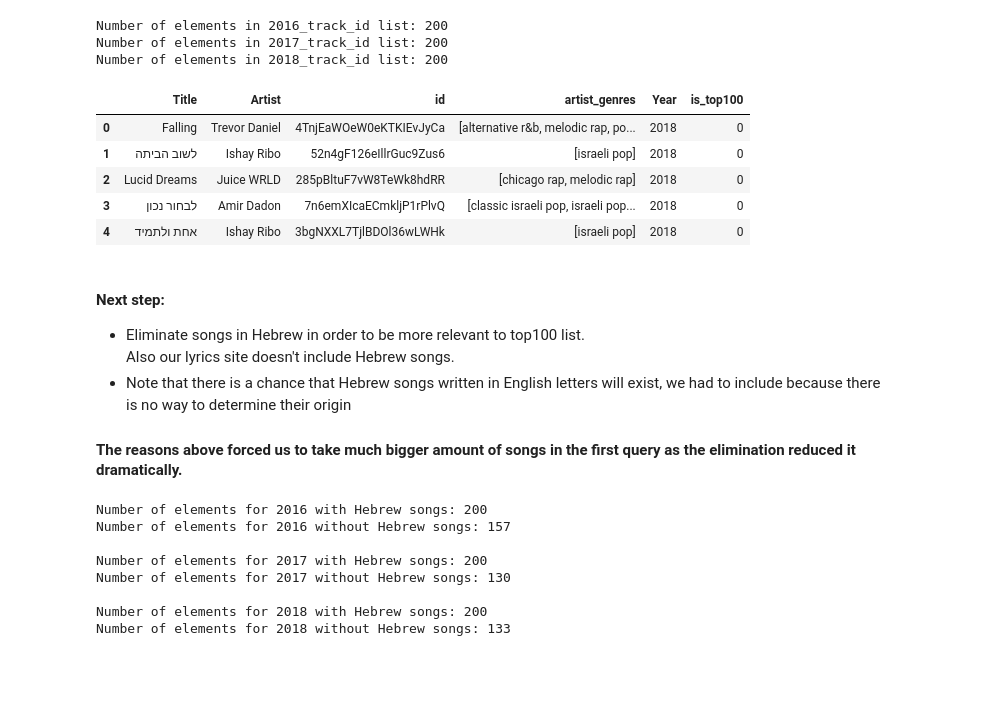
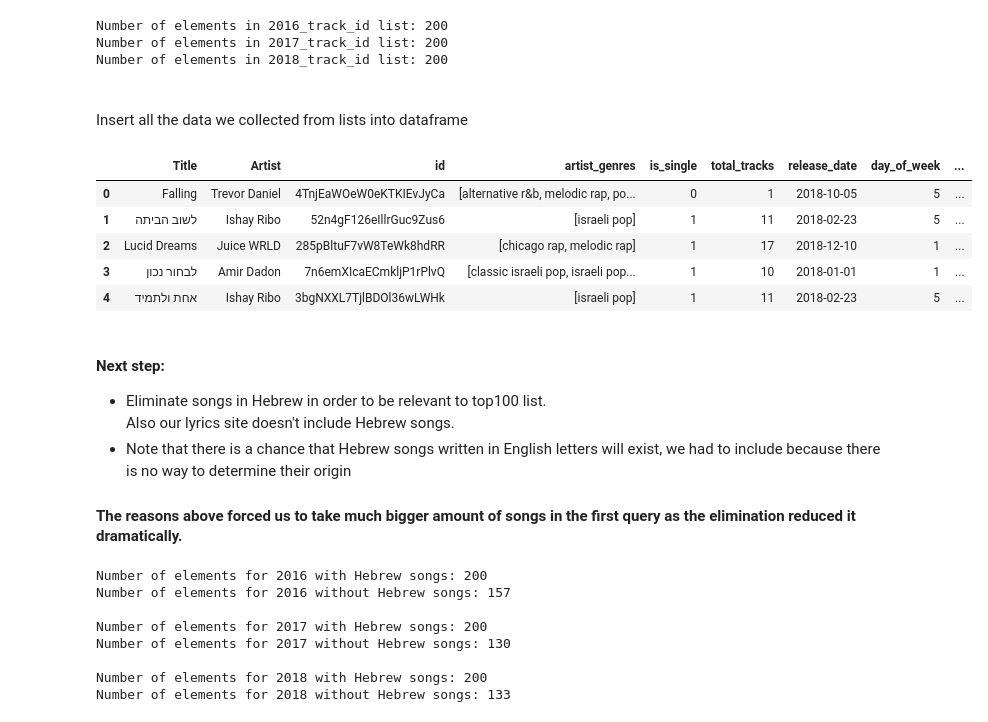
Before and after one commit to makaralis/Music-Project, a Jupyter notebook: FinalProject/getDataFromSpotify.ipynb, the cells around one changed output. Saved outputs shown, nothing was run; the diff lists cells and outputs as text; code cells hidden in the pictures; blank space fills up the shorter version.

Commit message:
add more info from spotify
release date (by int) +
release day of week (by int) +
release season (by int) +
is_single (by int 0/1) +
total tracks (by int)

```diff
--- a/FinalProject/getDataFromSpotify.ipynb
+++ b/FinalProject/getDataFromSpotify.ipynb
@@ -102,29 +156,36 @@ for i in range(from_year_d, to_year_d):
 Number of elements in 2016_track_id list: 200
 Number of elements in 2017_track_id list: 200
 Number of elements in 2018_track_id list: 200
+# %% [markdown]
+<br>Insert all the data we collected from lists into dataframe
 # %%
 songs_df_no={"2016_df_no": pd.DataFrame(),"2017_df_no": pd.DataFrame(), "2018_df_no":pd.DataFrame()}
 
 i = from_year_d
 for key, value in songs_df_no.items():
     songs_df_no[key]['Title'] = songs_name_no["201{}".format(i)]
     songs_df_no[key]['Artist'] = artists_name_no["201{}".format(i)]
     songs_df_no[key]['id'] = track_id_no["201{}".format(i)]
     songs_df_no[key]['artist_genres'] = artist_genres_no["201{}".format(i)]
+    songs_df_no[key]['is_single'] = is_single_no["201{}".format(i)]
+    songs_df_no[key]['total_tracks'] = total_tracks_no["201{}".format(i)]
+    songs_df_no[key]['release_date'] = release_date_no["201{}".format(i)]
+    songs_df_no[key]['day_of_week'] = day_of_week_no["201{}".format(i)]
+    songs_df_no[key]['release_season'] = release_season_no["201{}".format(i)]
     songs_df_no[key]['Year'] = "201{}".format(i)
     songs_df_no[key]['is_top100'] = 0
     i = i + 1
 songs_df_no['2018_df_no'].head()
 # %% [output]
-|  | Title | Artist | id | artist_genres | Year | is_top100 |
-| 0 | Falling | Trevor Daniel | 4TnjEaWOeW0eKTKIEvJyCa | [alternative r&b, melodic rap, po... | 2018 | 0 |
-| 1 | לשוב הביתה | Ishay Ribo | 52n4gF126eIllrGuc9Zus6 | [israeli pop] | 2018 | 0 |
-| 2 | Lucid Dreams | Juice WRLD | 285pBltuF7vW8TeWk8hdRR | [chicago rap, melodic rap] | 2018 | 0 |
-| 3 | לבחור נכון | Amir Dadon | 7n6emXIcaECmkljP1rPlvQ | [classic israeli pop, israeli pop... | 2018 | 0 |
-| 4 | אחת ולתמיד | Ishay Ribo | 3bgNXXL7TjlBDOl36wLWHk | [israeli pop] | 2018 | 0 |
+|  | Title | Artist | id | artist_genres | is_single | total_tracks | release_date | day_of_week | ... |
+| 0 | Falling | Trevor Daniel | 4TnjEaWOeW0eKTKIEvJyCa | [alternative r&b, melodic rap, po... | 0 | 1 | 2018-10-05 | 5 | ... |
+| 1 | לשוב הביתה | Ishay Ribo | 52n4gF126eIllrGuc9Zus6 | [israeli pop] | 1 | 11 | 2018-02-23 | 5 | ... |
+| 2 | Lucid Dreams | Juice WRLD | 285pBltuF7vW8TeWk8hdRR | [chicago rap, melodic rap] | 1 | 17 | 2018-12-10 | 1 | ... |
+| 3 | לבחור נכון | Amir Dadon | 7n6emXIcaECmkljP1rPlvQ | [classic israeli pop, israeli pop... | 1 | 10 | 2018-01-01 | 1 | ... |
+| 4 | אחת ולתמיד | Ishay Ribo | 3bgNXXL7TjlBDOl36wLWHk | [israeli pop] | 1 | 11 | 2018-02-23 | 5 | ... |
 # %% [markdown]
 <br>**Next step:**
-* Eliminate songs in Hebrew in order to be more relevant to top100 list.<br>
+* Eliminate songs in Hebrew in order to be relevant to top100 list.<br>
 Also our lyrics site doesn't include Hebrew songs.
 * Note that there is a chance that Hebrew songs written in English letters will exist, we had to include because there is no way to determine their origin<br>
 #### The reasons above forced us to take much bigger amount of songs in the first query as the elimination reduced it dramatically.
```
Also changed, not shown: parts of 25 cells of this notebook, 3 other files.
